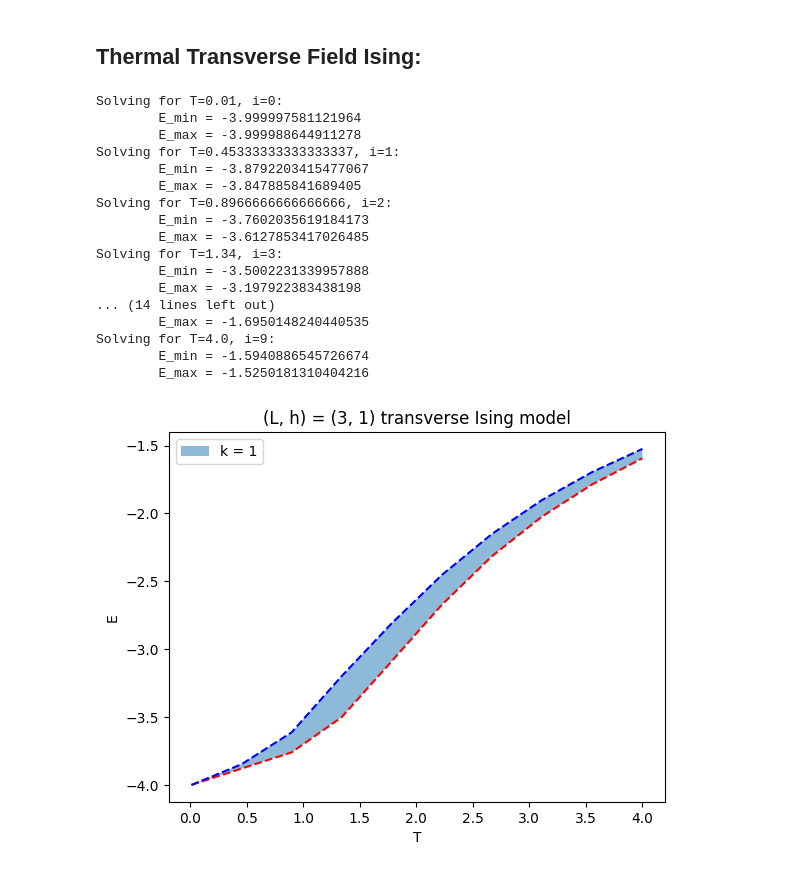
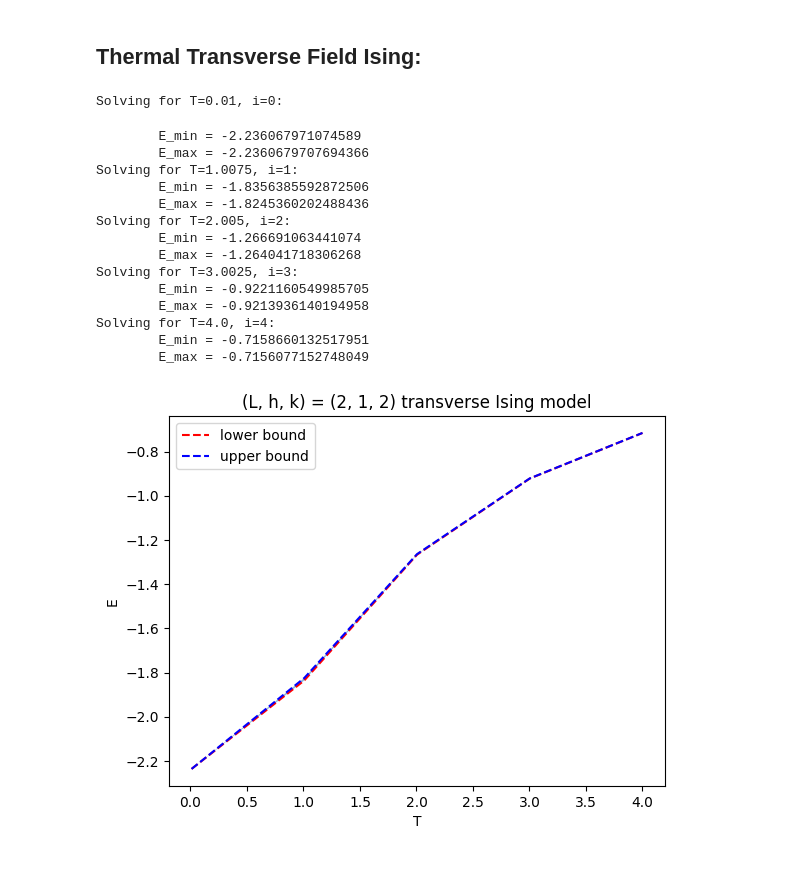
Before and after one commit to Newtech66/mtp-matrix-bootstrap, a Jupyter notebook: ising-bootstrap-basis.ipynb, the cells around one changed output. Drawn from its saved outputs; the diff is of its cells as text; code cells hidden in the pictures.

```diff
--- a/ising-bootstrap-basis.ipynb
+++ b/ising-bootstrap-basis.ipynb
@@ -316,37 +212,35 @@ def solve_energy(betas, beta, minprob, maxprob):
         mins[i], maxs[i] = E_min, E_max
     return mins, maxs
 # %%
-L, h, k = 3, 1, 1
+L, h, k = 2, 1, 2
 beta, minprob, maxprob = construct_problem(L, h, k)
 # %%
-betas = 1/np.linspace(0.01, 4, num = 10)
+betas = 1/np.linspace(0.01, 4, num = 5)
 mins, maxs = solve_energy(betas, beta, minprob, maxprob)
 # %% [output]
 Solving for T=0.01, i=0:
-        E_min = -3.999997581121964
-        E_max = -3.999988644911278
-Solving for T=0.45333333333333337, i=1:
-        E_min = -3.8792203415477067
-        E_max = -3.847885841689405
-Solving for T=0.8966666666666666, i=2:
-        E_min = -3.7602035619184173
-        E_max = -3.6127853417026485
-Solving for T=1.34, i=3:
-        E_min = -3.5002231339957888
-        E_max = -3.197922383438198
-... (14 lines left out)
-        E_max = -1.6950148240440535
-Solving for T=4.0, i=9:
-        E_min = -1.5940886545726674
-        E_max = -1.5250181310404216
+        E_min = -2.236067971074589
+        E_max = -2.2360679707694366
+Solving for T=1.0075, i=1:
+        E_min = -1.8356385592872506
+        E_max = -1.8245360202488436
+Solving for T=2.005, i=2:
+        E_min = -1.266691063441074
+        E_max = -1.264041718306268
+Solving for T=3.0025, i=3:
+        E_min = -0.9221160549985705
+        E_max = -0.9213936140194958
+Solving for T=4.0, i=4:
+        E_min = -0.7158660132517951
+        E_max = -0.7156077152748049
 # %%
-plt.fill_between(1/betas, mins, maxs, alpha = 0.5, label=f'k = {k}')
-plt.plot(1/betas, mins,c ='red',linestyle='--')
-plt.plot(1/betas, maxs,c ='blue',linestyle='--')
+plt.fill_between(1/betas, mins, maxs, alpha = 0.5)
+plt.plot(1/betas, mins,c ='red',linestyle='--',label='lower bound')
+plt.plot(1/betas, maxs,c ='blue',linestyle='--',label='upper bound')
 plt.xlabel('T')
 plt.ylabel('E')
-plt.title(f'(L, h) = ({L}, {h}) transverse Ising model')
+plt.title(f'(L, h, k) = ({L}, {h}, {k}) transverse Ising model')
 plt.legend()
 plt.show()
 # %% [output]
-[figure, old version]
+[figure, new version]
```
Also changed, not shown: parts of 5 cells of this notebook, 2 other files.
